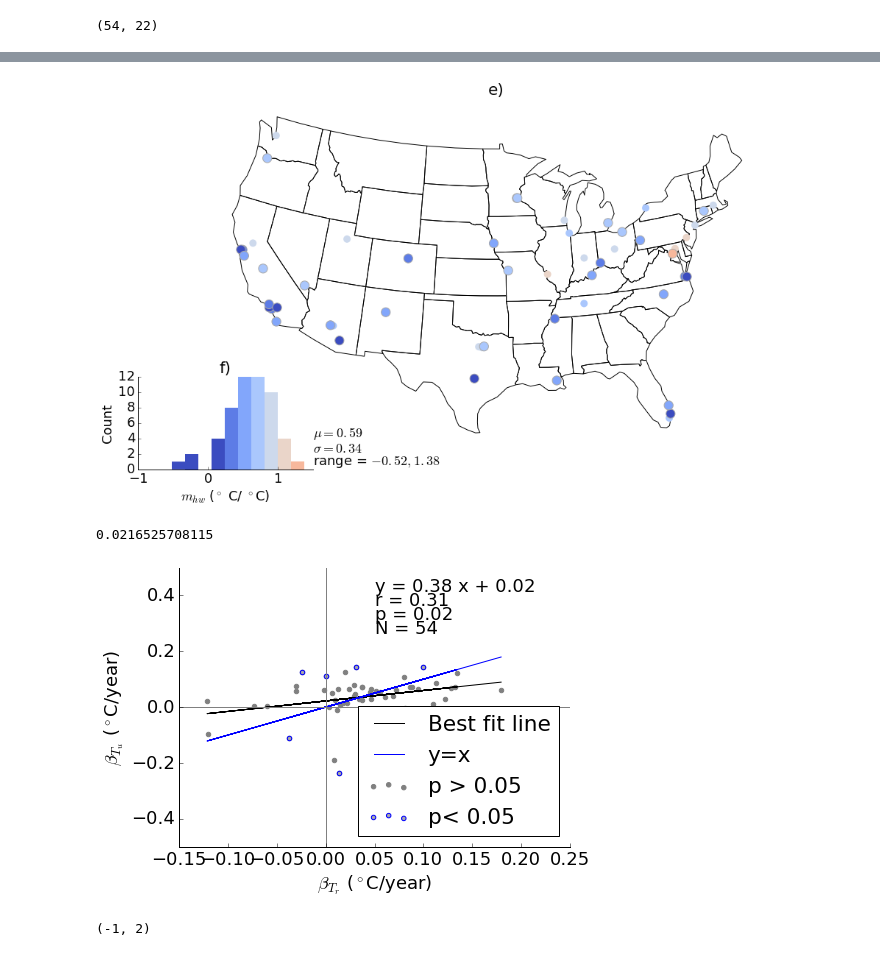
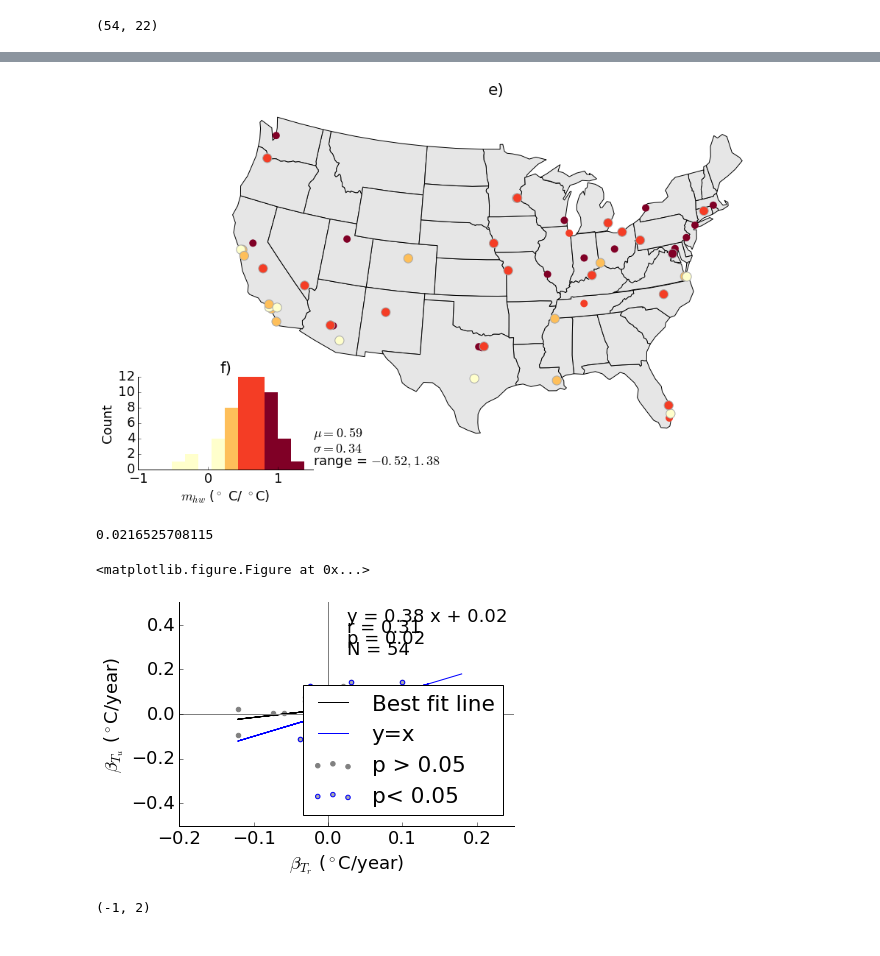
Before and after one commit to gottscott/heat, a Jupyter notebook: PaperFigures.ipynb, the cells around one changed output, grey strips where cells are left out. Saved outputs shown, nothing was run; the diff lists cells and outputs as text; code cells hidden in the pictures.

```diff
--- a/PaperFigures.ipynb
+++ b/PaperFigures.ipynb
@@ -710,9 +793,7 @@ ax.outline_patch.set_visible(False)
 ax.set_extent([-125, -66.5, 20, 50], ccrs.Geodetic())
 # Plot background state map
 for state in shpreader.Reader(states_shp).geometries():
-    # pick a default color for the land with a black outline,
-    # this will change if the storm intersects with our track
-    facecolor = 'None'#[0.9375, 0.9375, 0.859375]
+    facecolor = '.9'#[0.9375, 0.9375, 0.859375]
     edgecolor = 'black'
     ax.add_geometries([state], ccrs.PlateCarree(),
                       facecolor=facecolor, edgecolor=edgecolor, zorder = 0)
@@ -721,9 +802,9 @@ for state in shpreader.Reader(states_shp).geometries():
 data = results_df['slope']
 data = data[~np.isnan(data)]
 # Set up colors for plotting
-cmap = matplotlib.cm.coolwarm
+cmap = matplotlib.cm.OrRd
 c = data
-bounds = np.linspace(0,2,11)
+bounds = np.linspace(0,1,5)
 norm = matplotlib.colors.BoundaryNorm(bounds, cmap.N)
 marker_size = 150
 
@@ -801,7 +882,7 @@ for city in ['Baltimore', 'Miami']:
         #sub_ax3 = plt.axes([0.9, 0.0, 0.25, 0.35])
         inset_scatter(a.values, b,'b) %s'%(city),
                   '$T_r$  ($^\circ$ C)', '$ T_u$ ($^\circ$ C)')
-        plt.plot(a.values, a.values, color = 'lightblue')
+        plt.plot(a.values, a.values, color = 'blue')
         plt.legend(['Best fit', 'y=x'], loc =4)
     else:
         sub_ax1 = plt.axes([0.0, 1.0, 0.25, 0.35])
@@ -809,7 +890,7 @@ for city in ['Baltimore', 'Miami']:
         #sub_ax2 = plt.axes([0.9, 0.6, 0.25, 0.35])
         inset_scatter(a.values, b,'a) %s'%(city),
                   '$T_r$  ($^\circ$ C)', '$ T_u$ ($^\circ$ C)')
-        plt.plot(a.values, a.values, color = 'lightblue')
+        plt.plot(a.values, a.values, color = 'blue')
         plt.legend(['Best fit', 'y=x'], loc = 4)
     ##### Inset plot
     dummy_ind = dummy_ind+1
@@ -822,7 +903,7 @@ n, bins, patches = sub_ax.hist(data,10, facecolor = 'darkgray', linewidth=0)
 sub_ax.annotate('$ \mu = %2.2f $'%data.mean(), xy=(0.01, .9), xycoords='axes fraction',  horizontalalignment='left', verticalalignment='bottom')
 sub_ax.annotate('$ \sigma  = %2.2f $'%data.std(), xy=(0.01, .75), xycoords='axes fraction',  horizontalalignment='left', verticalalignment='bottom')
 sub_ax.annotate('range = $%2.2f, %2.2f $'%(data.min(), data.max()), xy=(0.01, .6), xycoords='axes fraction',  horizontalalignment='left', verticalalignment='bottom')
-sub_ax.set_xlabel('$m_{day}$ ($^\circ$ C/ $^\circ$ C)')#data_label) #'m$_{JJA}$ ($^\circ$C$ / ^\circ $C)')
+sub_ax.set_xlabel('$m_{daily}$ ($^\circ$ C/ $^\circ$ C)')#data_label) #'m$_{JJA}$ ($^\circ$C$ / ^\circ $C)')
 sub_ax.set_ylabel('Count')
 sub_ax.set_title('c)')
 
@@ -834,5 +915,6 @@ bin_centers = 0.5 * (bins[:-1] + bins[1:])
 for c,p in zip(bin_centers, patches): # in range(np.size(patches)):
     plt.setp(p,'facecolor', m.to_rgba(c))#color=m.to_rgba(c))
 plt.savefig(results_filepath+ 'figure01.pdf', bbox_inches='tight')
+plt.savefig(results_filepath+ 'figure1.eps', bbox_inches='tight')
 # %% [output]
 Baltimore
@@ -1115,14 +1186,15 @@ plt.savefig(results_filepath+ 'hwcompositeTMIN.pdf',bbox_inches='tight')
 data = results_df['hw_slope']
 fig, ax, sub_ax = map_hist_plot(data, paired_df, title = 'Heatwaves',
                     data_label='$m_{hw}$ ($^\circ$ C/ $^\circ $C)',
-                   c_insignificant = results_df[results_df['hw_pvalueWald']>0.05]
+                   c_insignificant = results_df[results_df['hw_pvalueWald']>0.05],
+                                cmap = matplotlib.cm.YlOrRd, bounds = np.linspace(0,1,5),
                 )
 sub_ax.set_xticks(sub_ax.get_xticks()[::2])
 ax.set_title('e)')
 sub_ax.set_title('f)')
-plt.savefig(results_filepath+ 'avg_hw_map.pdf', bbox_inches='tight')
+plt.savefig(results_filepath+ 'figure2e_2f.eps', bbox_inches='tight')
 # %% [output]
-[figure, old version]
+[figure, new version]
 # %%
 # fig 3: dry-moist analysis
 # %%
@@ -1144,36 +1216,40 @@ for i in range(0,paired_df.shape[0]): # probalby need to redo 1-15
         #rural_std.append(array.std())
         trend_list.append(array)
         rural_std.loc[city, 'StdDev'] = array.std()
     except IOError:
         print('Skipping %s'%city)
 rural_std.loc['New Orleans'] = np.nan
 x = results_df['trend_r']
 y =  results_df['trend_u']
 plt.figure(figsize=[7,5])
+fig, ax = plt.subplots()
 # plt.errorbar(x, y, yerr = slopes_std, fmt='o', alpha = .5,#markersize='10',
 #              color = 'DarkGray', zorder =0)
 #plt.errorbar(x.values, y[x.index].values, xerr = rural_std.loc[x.index].values, fmt='o', color = 'DarkGray')
 
 m, r, p = easy_scatter(results_df['trend_r'].values,results_df['trend_u'].values,
            '', r'$\beta_{T_r}$ ($^\circ$C/year)', #30-year JJA Trend Relationship
            r'$\beta_{T_u}$ ($^\circ$C/year)')
-plt.plot(x,x)
+plt.plot(x,x, color = 'blue')
 
 plt.scatter(results_df[(results_df['trend_r_p'] < .05) & (results_df['trend_u_p']<.05)]['trend_r'],
            results_df[(results_df['trend_r_p'] < .05) & (results_df['trend_u_p']<.05)]['trend_u'],
            color = 'darkgray', edgecolor = 'blue', zorder =1)
 
 plt.legend(['Best fit line', 'y=x' ,'p > 0.05', 'p< 0.05'], loc = 4)
 
 plt.axhline(0, color = 'gray')
 plt.axvline(0, color = 'gray')
 plt.ylim([-0.5,.5])
 prettify_plot()
-plt.savefig(results_filepath+'figure03_15years.pdf', bbox_inches='tight')
+ax.set_xticks(ax.get_xticks()[::2])
+
+plt.savefig(results_filepath+'figure3.eps', bbox_inches='tight')
 print(p)
 # %% [output]
 0.0216525708115
+<matplotlib.figure.Figure at 0x...>
-[figure, old version]
+[figure, new version]
 # %%
 handle = plt.boxplot(trend_list)
 plt.ylim([-1,2])
```
Also changed, not shown: parts of 15 cells of this notebook, 5 other files.
